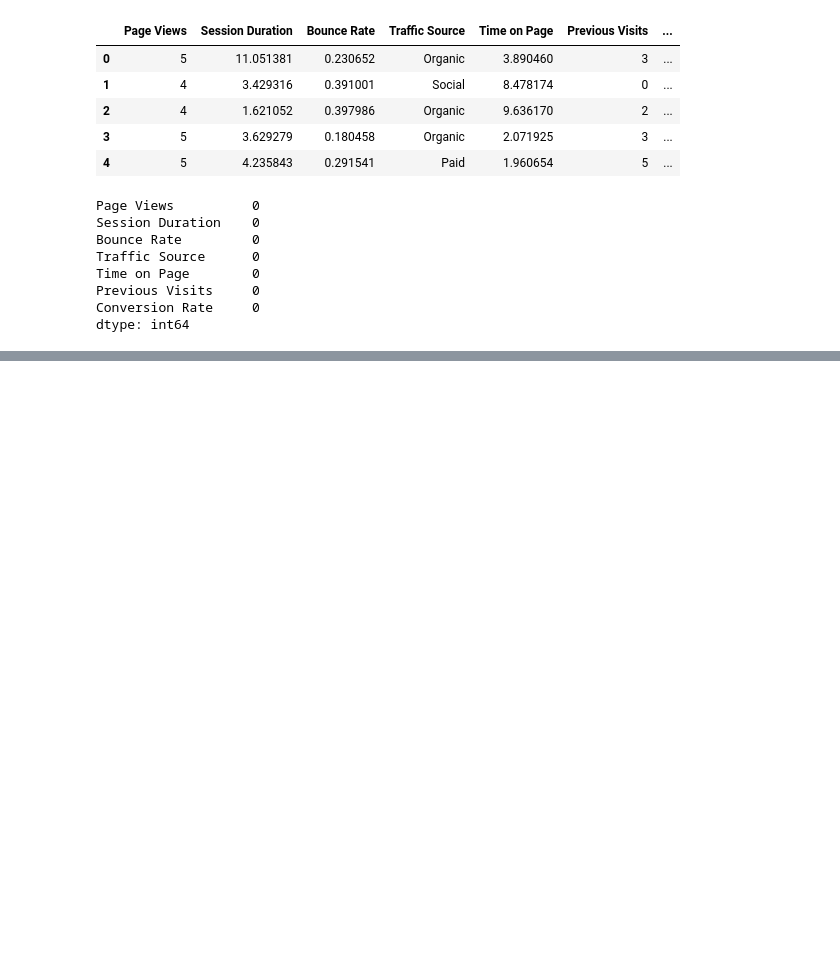
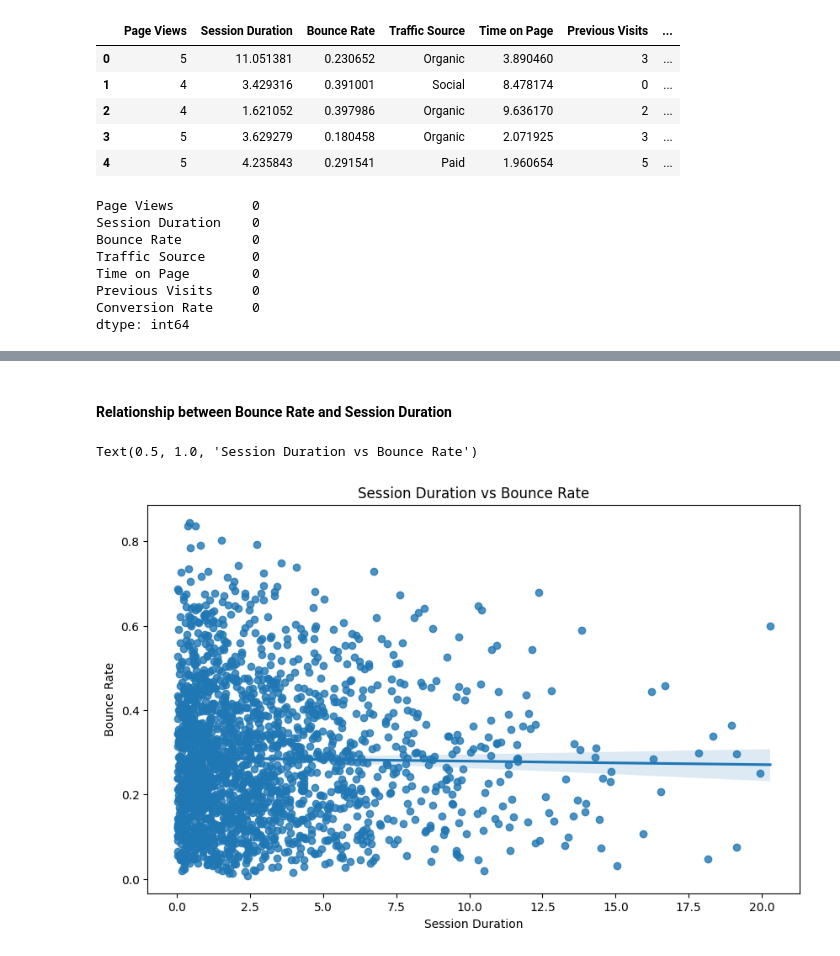
Before and after one commit to soham-bhagwat/Data-Analysis-EDA, a Jupyter notebook: website-traffic-eda.ipynb, the cells around one changed output, grey strips where cells are left out. Cells and saved outputs as stored; diff of their text form; code cells hidden in the pictures; blank space fills up the shorter version.

```diff
--- a/website-traffic-eda.ipynb
+++ b/website-traffic-eda.ipynb
@@ -32,0 +78,9 @@ dtype: int64
+# %% [markdown]
+#### Relationship between Bounce Rate and Session Duration
+# %%
+plt.figure(figsize = (10, 6))
+sns.regplot(x = 'Session Duration', y = 'Bounce Rate', data = df)
+plt.title('Session Duration vs Bounce Rate')
+# %% [output]
+Text(0.5, 1.0, 'Session Duration vs Bounce Rate')
+[figure, added]
```
Also changed, not shown: parts of 7 cells of this notebook.
